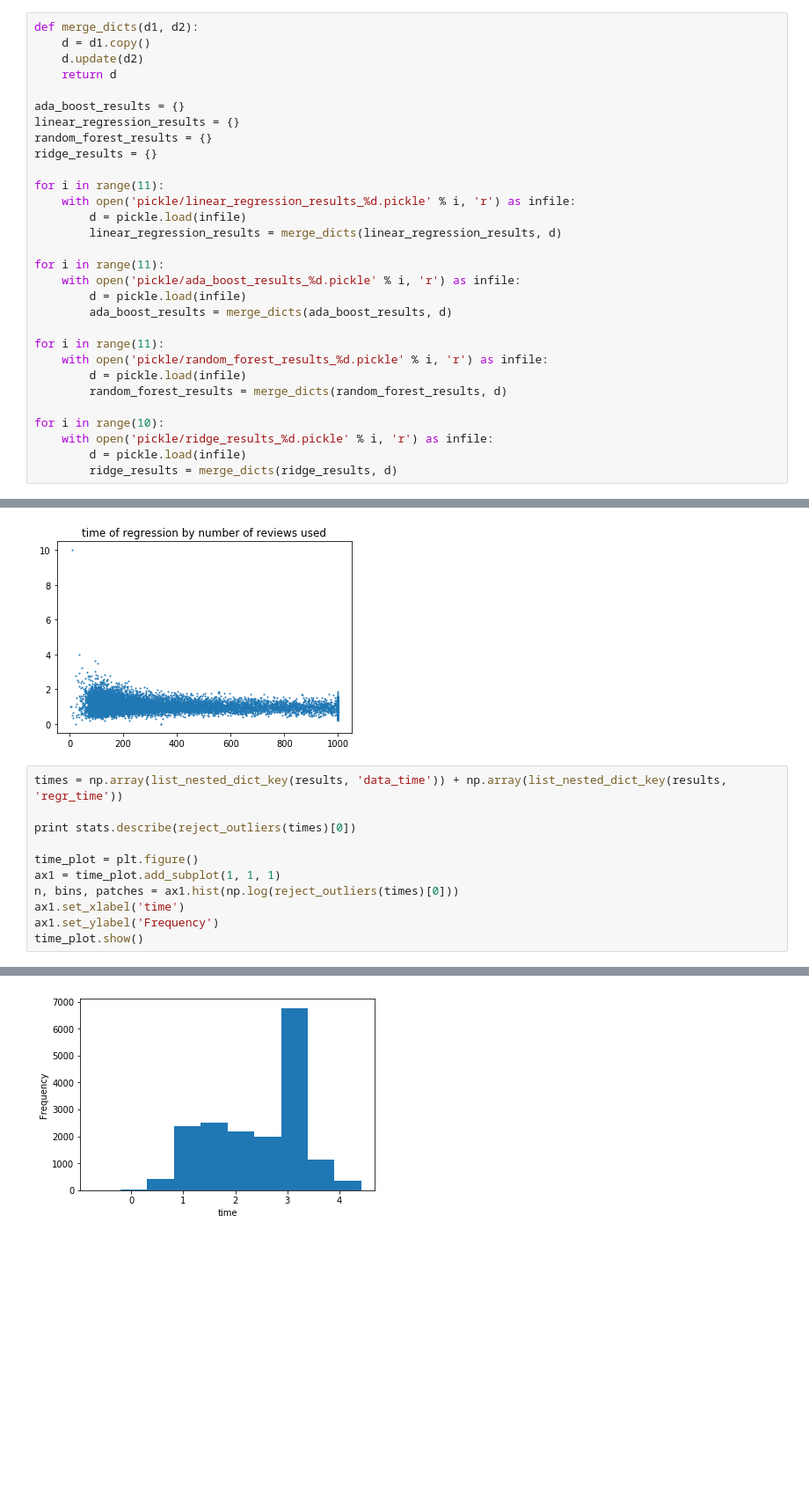
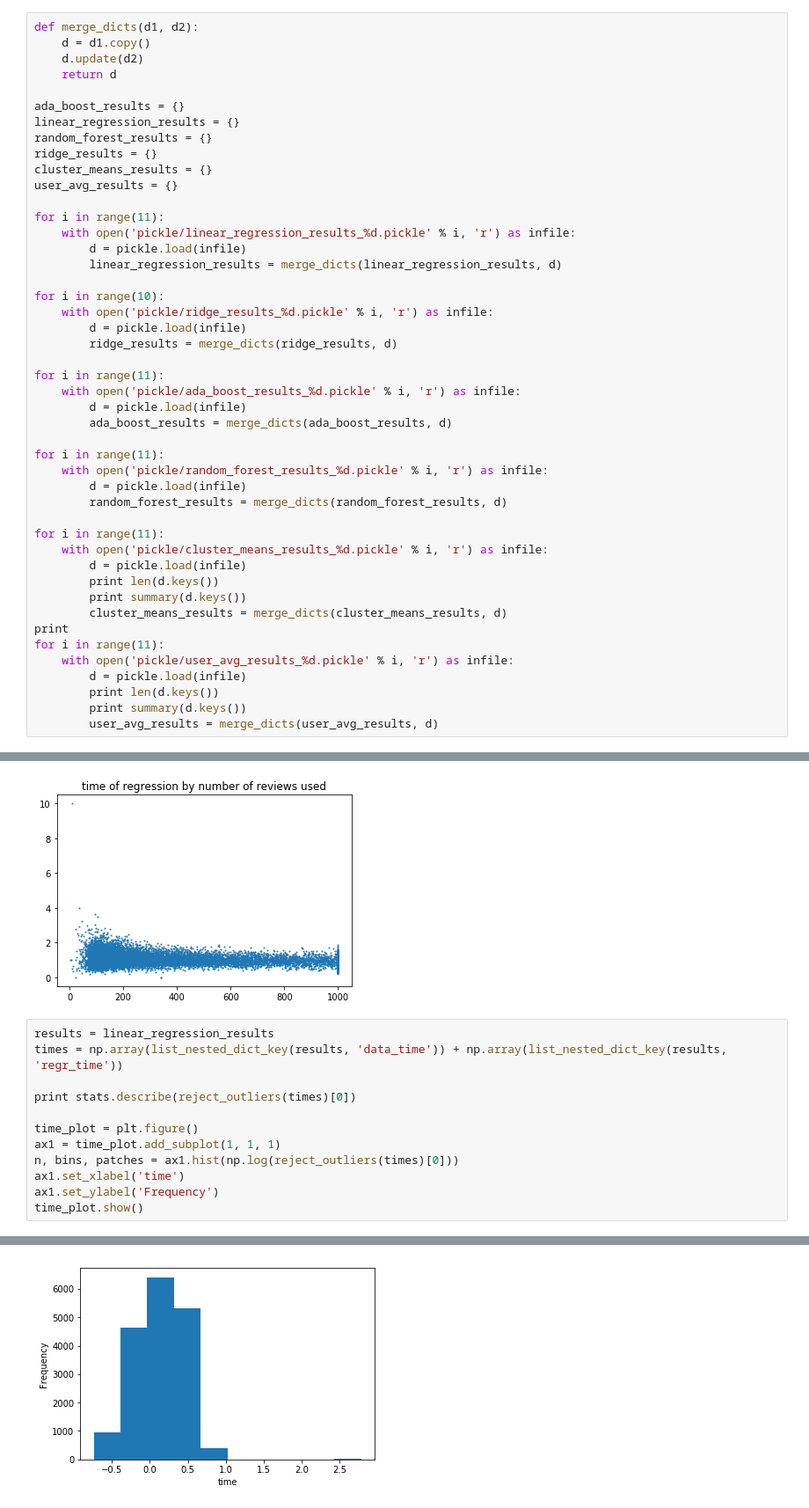
Before and after one commit to tom-robbins/netflix-ml, a Jupyter notebook: results.ipynb, the cells around one changed output, grey strips where cells are left out. Shown at 88% size. Saved outputs shown, nothing was run; the diff lists cells and outputs as text; blank space fills up the shorter version.

Commit message:
images

```diff
--- a/results.ipynb
+++ b/results.ipynb
@@ -93,11 +74,18 @@ ada_boost_results = {}
 linear_regression_results = {}
 random_forest_results = {}
 ridge_results = {}
+cluster_means_results = {}
+user_avg_results = {}
 
 for i in range(11):
     with open('pickle/linear_regression_results_%d.pickle' % i, 'r') as infile:
         d = pickle.load(infile)
         linear_regression_results = merge_dicts(linear_regression_results, d)
+
+for i in range(10):
+    with open('pickle/ridge_results_%d.pickle' % i, 'r') as infile:
+        d = pickle.load(infile)
+        ridge_results = merge_dicts(ridge_results, d)
 
 for i in range(11):
     with open('pickle/ada_boost_results_%d.pickle' % i, 'r') as infile:
@@ -109,7 +97,16 @@ for i in range(11):
         d = pickle.load(infile)
         random_forest_results = merge_dicts(random_forest_results, d)
 
-for i in range(10):
-    with open('pickle/ridge_results_%d.pickle' % i, 'r') as infile:
+for i in range(11):
+    with open('pickle/cluster_means_results_%d.pickle' % i, 'r') as infile:
         d = pickle.load(infile)
-        ridge_results = merge_dicts(ridge_results, d)
+        print len(d.keys())
+        print summary(d.keys())
+        cluster_means_results = merge_dicts(cluster_means_results, d)
+print
+for i in range(11):
+    with open('pickle/user_avg_results_%d.pickle' % i, 'r') as infile:
+        d = pickle.load(infile)
+        print len(d.keys())
+        print summary(d.keys())
+        user_avg_results = merge_dicts(user_avg_results, d)
@@ -215,6 +248,7 @@ scatter.show()
 # %% [output]
 [figure]
 # %%
+results = linear_regression_results
 times = np.array(list_nested_dict_key(results, 'data_time')) + np.array(list_nested_dict_key(results, 'regr_time'))
 
 print stats.describe(reject_outliers(times)[0])
@@ -230 +264 @@ DescribeResult(nobs=17770, minmax=(0.4833841323852539, 83.82231402397156), mean=
-[figure, old version]
+[figure, new version]
```
Also changed, not shown: parts of 14 cells of this notebook, 16 other files.
